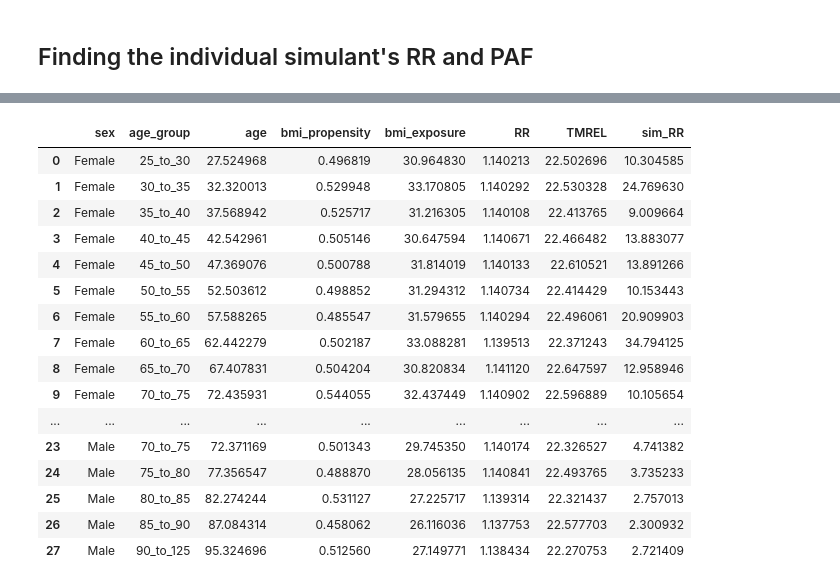
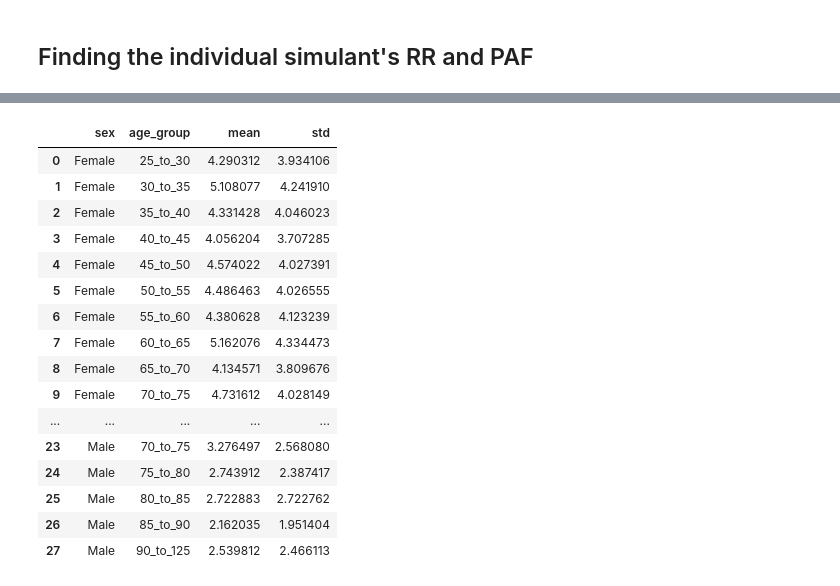
Before and after one commit to ihmeuw/vivarium_research_nih_us_cvd, a Jupyter notebook: PAF_BMI_to_HF.ipynb, the cells around one changed output, grey strips where cells are left out. Drawn from its saved outputs; the diff is of its cells as text; code cells hidden in the pictures.

```diff
--- a/PAF_BMI_to_HF.ipynb
+++ b/PAF_BMI_to_HF.ipynb
@@ -108,0 +94,5 @@ data1
+# %%
+data1['bmi_exposure_truncated'] = np.nan
+for i in range(len(data1)):
+    data1['bmi_exposure_truncated'].iloc[i] = min([data1['bmi_exposure'].iloc[i],40.8])
+data1
@@ -154,7 +162,7 @@ data1.head()
 # %%
 data1['sim_RR'] = np.nan
 for i in range(len(data1)):
-    data1['sim_RR'].iloc[i] = data1['RR'].iloc[i]**[max((data1['bmi_exposure'].iloc[i] - data1['TMREL'].iloc[i]),0)]
+    data1['sim_RR'].iloc[i] = data1['RR'].iloc[i]**[max((data1['bmi_exposure_truncated'].iloc[i] - data1['TMREL'].iloc[i]),0)]
 data1
 # %% [output]
 A value is trying to be set on a copy of a slice from a DataFrame
@@ -177,21 +212,21 @@ See the caveats in the documentation: https://pandas.pydata.org/pandas-docs/stab
 # %%
-data_grouped = data1.groupby(['sex', 'age_group'], as_index=False).mean()
+data_grouped = data1.groupby(['sex', 'age_group']).sim_RR.describe().filter(['mean','std']).reset_index()
 data_grouped
 # %% [output]
-|  | sex | age_group | age | bmi_propensity | bmi_exposure | RR | TMREL | sim_RR |
-| 0 | Female | 25_to_30 | 27.524968 | 0.496819 | 30.964830 | 1.140213 | 22.502696 | 10.304585 |
-| 1 | Female | 30_to_35 | 32.320013 | 0.529948 | 33.170805 | 1.140292 | 22.530328 | 24.769630 |
-| 2 | Female | 35_to_40 | 37.568942 | 0.525717 | 31.216305 | 1.140108 | 22.413765 | 9.009664 |
-| 3 | Female | 40_to_45 | 42.542961 | 0.505146 | 30.647594 | 1.140671 | 22.466482 | 13.883077 |
-| 4 | Female | 45_to_50 | 47.369076 | 0.500788 | 31.814019 | 1.140133 | 22.610521 | 13.891266 |
-| 5 | Female | 50_to_55 | 52.503612 | 0.498852 | 31.294312 | 1.140734 | 22.414429 | 10.153443 |
-| 6 | Female | 55_to_60 | 57.588265 | 0.485547 | 31.579655 | 1.140294 | 22.496061 | 20.909903 |
-| 7 | Female | 60_to_65 | 62.442279 | 0.502187 | 33.088281 | 1.139513 | 22.371243 | 34.794125 |
-| 8 | Female | 65_to_70 | 67.407831 | 0.504204 | 30.820834 | 1.141120 | 22.647597 | 12.958946 |
-| 9 | Female | 70_to_75 | 72.435931 | 0.544055 | 32.437449 | 1.140902 | 22.596889 | 10.105654 |
-| ... | ... | ... | ... | ... | ... | ... | ... | ... |
-| 23 | Male | 70_to_75 | 72.371169 | 0.501343 | 29.745350 | 1.140174 | 22.326527 | 4.741382 |
-| 24 | Male | 75_to_80 | 77.356547 | 0.488870 | 28.056135 | 1.140841 | 22.493765 | 3.735233 |
-| 25 | Male | 80_to_85 | 82.274244 | 0.531127 | 27.225717 | 1.139314 | 22.321437 | 2.757013 |
-| 26 | Male | 85_to_90 | 87.084314 | 0.458062 | 26.116036 | 1.137753 | 22.577703 | 2.300932 |
-| 27 | Male | 90_to_125 | 95.324696 | 0.512560 | 27.149771 | 1.138434 | 22.270753 | 2.721409 |
+|  | sex | age_group | mean | std |
+| 0 | Female | 25_to_30 | 4.290312 | 3.934106 |
+| 1 | Female | 30_to_35 | 5.108077 | 4.241910 |
+| 2 | Female | 35_to_40 | 4.331428 | 4.046023 |
+| 3 | Female | 40_to_45 | 4.056204 | 3.707285 |
+| 4 | Female | 45_to_50 | 4.574022 | 4.027391 |
+| 5 | Female | 50_to_55 | 4.486463 | 4.026555 |
+| 6 | Female | 55_to_60 | 4.380628 | 4.123239 |
+| 7 | Female | 60_to_65 | 5.162076 | 4.334473 |
+| 8 | Female | 65_to_70 | 4.134571 | 3.809676 |
+| 9 | Female | 70_to_75 | 4.731612 | 4.028149 |
+| ... | ... | ... | ... | ... |
+| 23 | Male | 70_to_75 | 3.276497 | 2.568080 |
+| 24 | Male | 75_to_80 | 2.743912 | 2.387417 |
+| 25 | Male | 80_to_85 | 2.722883 | 2.722762 |
+| 26 | Male | 85_to_90 | 2.162035 | 1.951404 |
+| 27 | Male | 90_to_125 | 2.539812 | 2.466113 |
```
Also changed, not shown: parts of 13 cells of this notebook, 3 other files.
